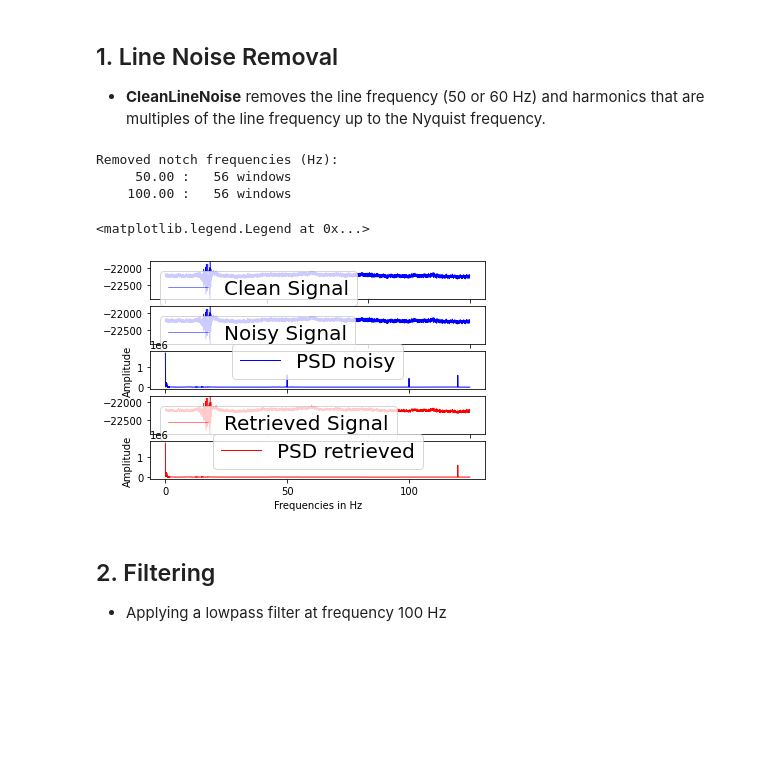
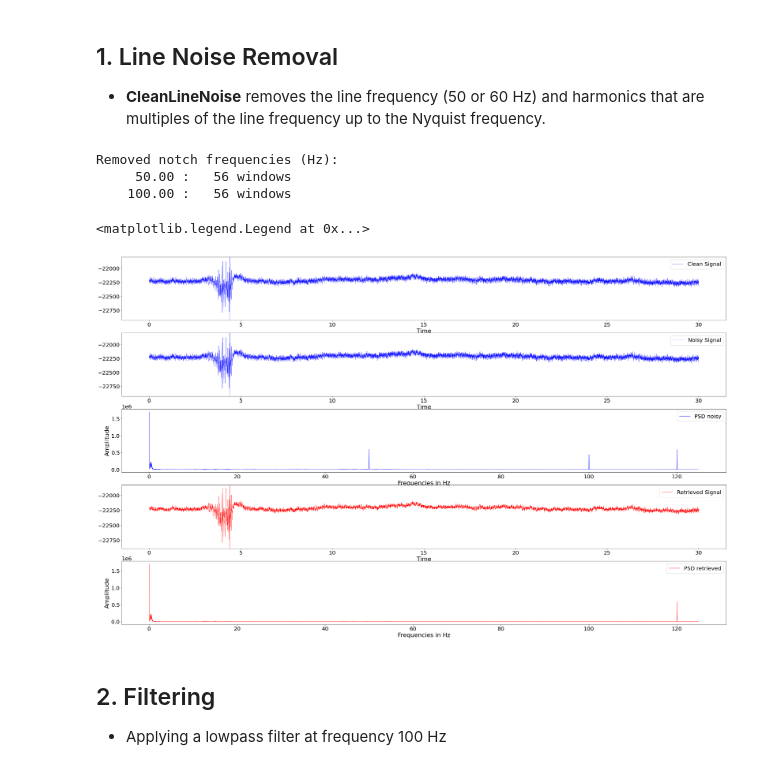
Before and after one commit to Mentalab-hub/explore-happilee, a Jupyter notebook: testing.ipynb, the cells around one changed output. Drawn from its saved outputs; the diff is of its cells as text; code cells hidden in the pictures; blank space fills up the shorter version.

```diff
--- a/testing.ipynb
+++ b/testing.ipynb
@@ -14,15 +14,6 @@ ExG_in = ExG_in[:, 1:]
 ExG_in[0] = ExG_in[0] - ExG_in[0][0]
 s_rate = 250
 ln_freq = 50 # Line frequency = 50 Hz
-
-
-"""
-a = np.array([ [1,2,3], [1,2,3], [1,2,3] ])
-b = np.array( [1,2,3])
-c = a
-c[1:] = a[1:] + b
-print(c)
-"""
 
 
 # b. Adding components at the line frequency + harmonics and frequencies > 100 Hz
@@ -57,9 +48,7 @@ ExG_lnrm = np.transpose( np.c_[tmp, np.transpose(ExG_lnrm)] )
 fhat_lnrm = np.fft.fft(ExG_lnrm[1])
 psd_lnrm = fhat_lnrm * np.conj(fhat_lnrm)/n
 
-
 # d. Plotting the spectrum before and after the Line noise removal
-fig, ax = plt.subplots(5,1)
 plt.rcParams['figure.figsize'] = [40, 25]
 SMALL_SIZE = 20
 MEDIUM_SIZE = 22
@@ -69,37 +58,40 @@ plt.rc('axes', titlesize = MEDIUM_SIZE)     # fontsize of the axes title
 plt.rc('xtick', labelsize = SMALL_SIZE)    # fontsize of the tick labels
 plt.rc('figure', titlesize = BIGGER_SIZE)  # fontsize of the figure title
 plt.rc('axes', labelsize = MEDIUM_SIZE)    # fontsize of the x and y labels
+
+
+fig, ax = plt.subplots(5,1)
 
 ax[0].plot(t, ExG_in[1], color='b', lw=0.5, label='Clean Signal')
 ax[0].set_ylim([ExG_in[1].min(), ExG_in[1].max()])
 ax[0].set_xlabel('Time')
 ax[0].legend()
 
 ax[1].plot(t, ExG_signal[1], color='b', lw=0.5, label='Noisy Signal')
 ax[1].set_ylim([ExG_signal[1].min(), ExG_signal[1].max()])
 ax[1].set_xlabel('Time')
 ax[1].legend()
 
 ax[2].plot(freq[idxs_half], np.abs(psd[idxs_half]), color='b', lw=1, label='PSD noisy')
 ax[2].set_xlabel('Frequencies in Hz')
 ax[2].set_ylabel('Amplitude')
 ax[2].legend()
 
 ax[3].plot(t, ExG_lnrm[1], color='r', lw=0.5, label='Retrieved Signal')
 ax[3].set_ylim([ExG_lnrm[1].min(), ExG_lnrm[1].max()])
 ax[3].set_xlabel('Time')
 ax[3].legend()
 
 ax[4].plot(freq[idxs_half], np.abs(psd_lnrm[idxs_half]), color='r', lw=1, label='PSD retrieved')
 ax[4].set_xlabel('Frequencies in Hz')
 ax[4].set_ylabel('Amplitude')
 ax[4].legend()
 # %% [output]
 Removed notch frequencies (Hz):
      50.00 :   56 windows
     100.00 :   56 windows
 <matplotlib.legend.Legend at 0x...>
-[figure, old version]
+[figure, new version]
 # %% [markdown]
 ## 2. Filtering
 * Applying a lowpass filter at frequency 100 Hz
```
Also changed, not shown: parts of 4 cells of this notebook, 2 other files.
